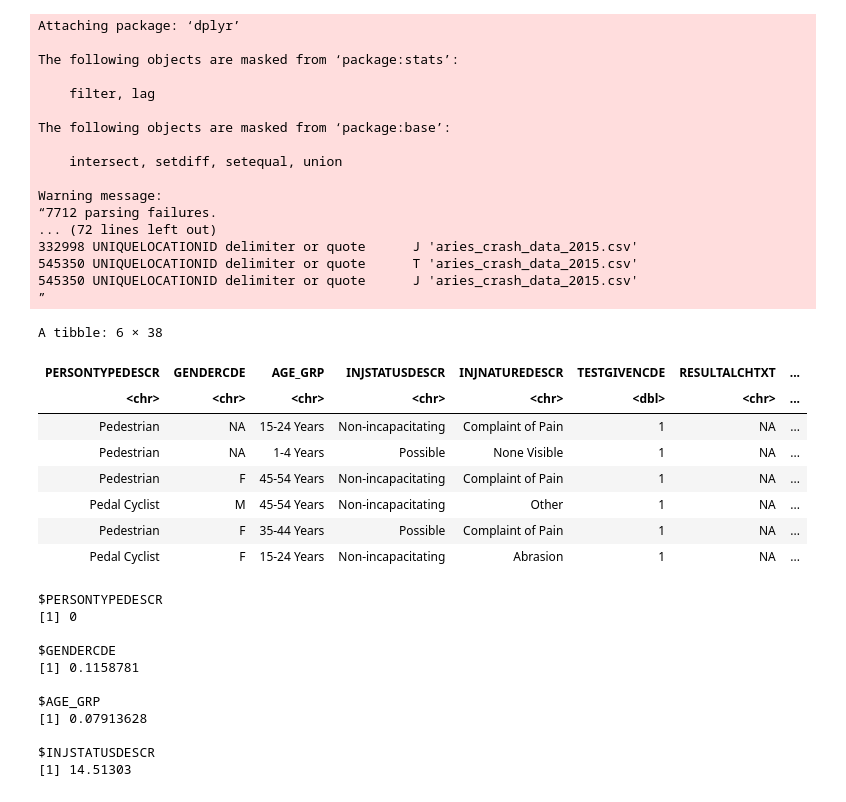
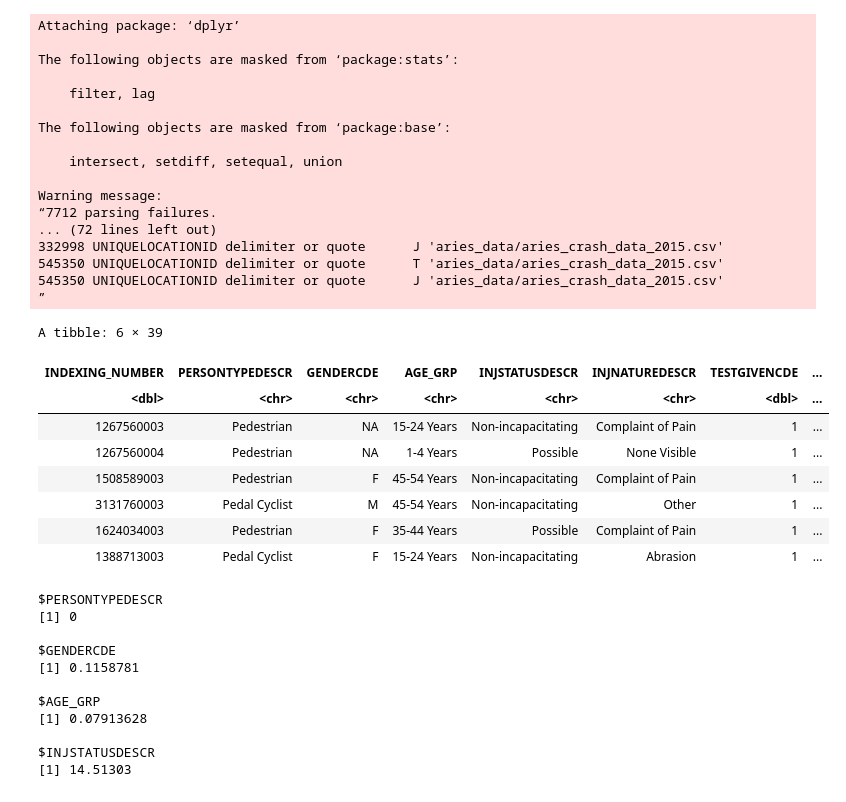
Before and after one commit to andtheWings/IndyCrash, a Jupyter notebook: 1.makePastedARIES.ipynb, the cells around one changed output. Saved outputs shown, nothing was run; the diff lists cells and outputs as text; code cells hidden in the pictures.

```diff
--- a/1.makePastedARIES.ipynb
+++ b/1.makePastedARIES.ipynb
@@ -6,47 +6,47 @@
 #Line 11 collects the variables of interest to this project. See ARIES data dictionary for all the variables. https://hub.mph.in.gov/dataset/aries-crash-data-2007-2017/resource/f61a5dcb-5ca3-485a-9ecf-cd3d8740dc9b?inner_span=True
 
 library(readr)
 library(dplyr)
 
 tbl <- tibble()
 
 for (year in 2007:2019) {
-    dataset <- paste0("aries_crash_data_",year,".csv")
+    dataset <- paste0("aries_data/aries_crash_data_",year,".csv")
     locTbl <- read_csv(dataset,
                        col_types="dddcddcccdcdcdccdcdcdcdcccccddcdccccdtcdddddccccdcddccccccdcdccdcdcdcccccccccccdddccccdcccccdcdcccccdcdccdc") %>%
-                select(7:9,18,20,23,25,26,31,34,37,40,42,43,45,51,52,53,54:58,60,62,63,65,67,69,79,83,87,91,94,96,98,99,104) %>%
+                select(1,7:9,18,20,23,25,26,31,34,37,40,42,43,45,51,52,53,54:58,60,62,63,65,67,69,79,83,87,91,94,96,98,99,104) %>%
                 filter(PERSONTYPEDESCR %in% c("Pedal Cyclist","Pedestrian"))
     tbl <- bind_rows(tbl,locTbl)
 }
 
 head(tbl)
 # %% [output]
 Attaching package: ‘dplyr’
 
 The following objects are masked from ‘package:stats’:
 
     filter, lag
 
 The following objects are masked from ‘package:base’:
 
     intersect, setdiff, setequal, union
 
 Warning message:
 “7712 parsing failures.
 ... (72 lines left out)
-332998 UNIQUELOCATIONID delimiter or quote      J 'aries_crash_data_2015.csv'
-545350 UNIQUELOCATIONID delimiter or quote      T 'aries_crash_data_2015.csv'
-545350 UNIQUELOCATIONID delimiter or quote      J 'aries_crash_data_2015.csv'
+332998 UNIQUELOCATIONID delimiter or quote      J 'aries_data/aries_crash_data_2015.csv'
+545350 UNIQUELOCATIONID delimiter or quote      T 'aries_data/aries_crash_data_2015.csv'
+545350 UNIQUELOCATIONID delimiter or quote      J 'aries_data/aries_crash_data_2015.csv'
 ”
-A tibble: 6 × 38
+A tibble: 6 × 39
-| PERSONTYPEDESCR | GENDERCDE | AGE_GRP | INJSTATUSDESCR | INJNATUREDESCR | TESTGIVENCDE | RESULTALCHTXT | ... |
-| <chr> | <chr> | <chr> | <chr> | <chr> | <dbl> | <chr> | ... |
-| Pedestrian | NA | 15-24 Years | Non-incapacitating | Complaint of Pain | 1 | NA | ... |
-| Pedestrian | NA | 1-4 Years | Possible | None Visible | 1 | NA | ... |
-| Pedestrian | F | 45-54 Years | Non-incapacitating | Complaint of Pain | 1 | NA | ... |
-| Pedal Cyclist | M | 45-54 Years | Non-incapacitating | Other | 1 | NA | ... |
-| Pedestrian | F | 35-44 Years | Possible | Complaint of Pain | 1 | NA | ... |
-| Pedal Cyclist | F | 15-24 Years | Non-incapacitating | Abrasion | 1 | NA | ... |
+| INDEXING_NUMBER | PERSONTYPEDESCR | GENDERCDE | AGE_GRP | INJSTATUSDESCR | INJNATUREDESCR | TESTGIVENCDE | ... |
+| <dbl> | <chr> | <chr> | <chr> | <chr> | <chr> | <dbl> | ... |
+| 1267560003 | Pedestrian | NA | 15-24 Years | Non-incapacitating | Complaint of Pain | 1 | ... |
+| 1267560004 | Pedestrian | NA | 1-4 Years | Possible | None Visible | 1 | ... |
+| 1508589003 | Pedestrian | F | 45-54 Years | Non-incapacitating | Complaint of Pain | 1 | ... |
+| 3131760003 | Pedal Cyclist | M | 45-54 Years | Non-incapacitating | Other | 1 | ... |
+| 1624034003 | Pedestrian | F | 35-44 Years | Possible | Complaint of Pain | 1 | ... |
+| 1388713003 | Pedal Cyclist | F | 15-24 Years | Non-incapacitating | Abrasion | 1 | ... |
 # %%
 # probs <- tibble()
 
```
Also changed, not shown: parts of 1 cell of this notebook, 1 other file.
